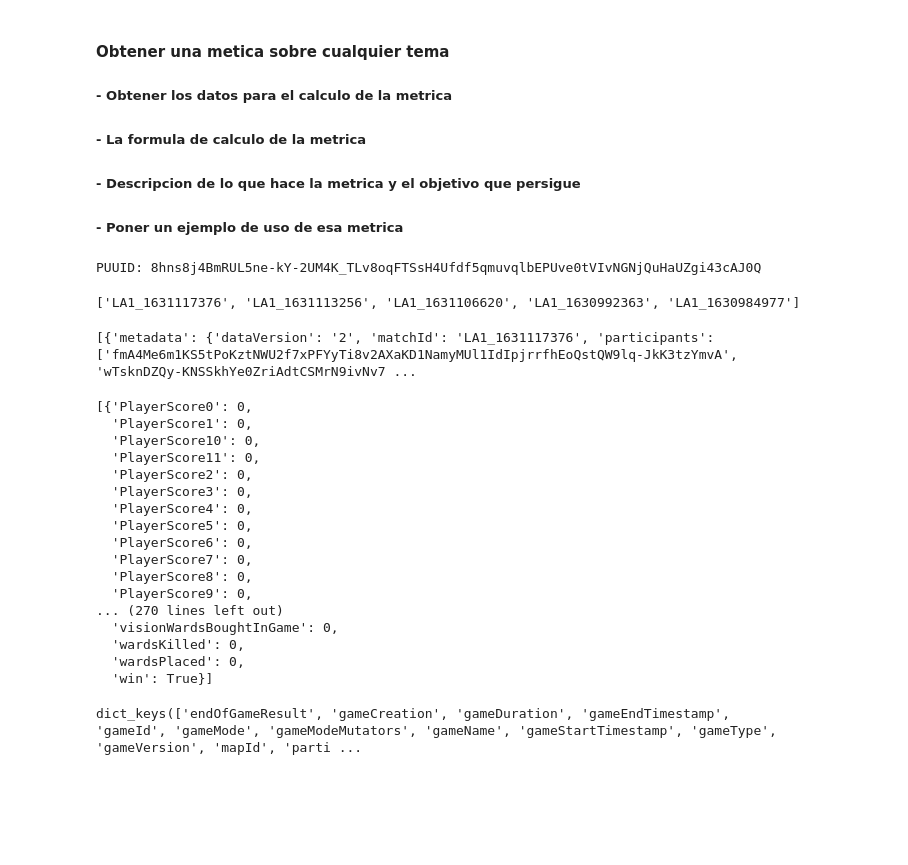
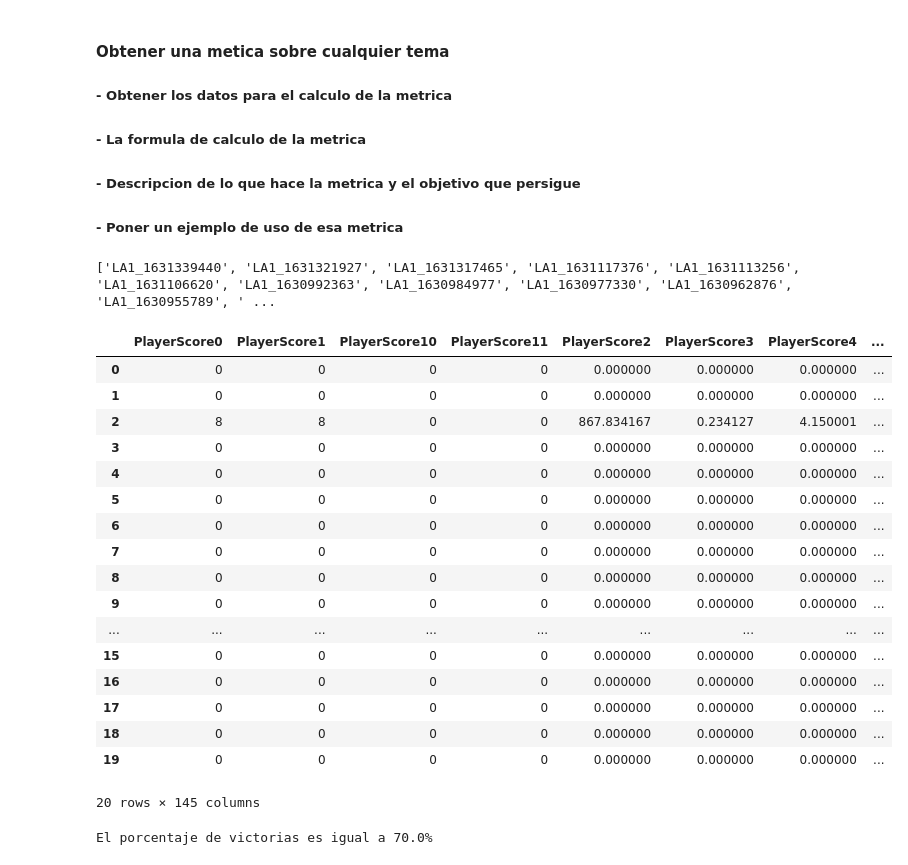
Before and after one commit to Neoded/Tokio-School---Analisis-API-LoL, a Jupyter notebook: practica1-u1.ipynb, the cells around one changed output. Saved outputs shown, nothing was run; the diff lists cells and outputs as text; code cells hidden in the pictures; blank space fills up the shorter version.

Commit message:
se finaliza el analisis del promedio de ultimas 20 partidas para la practica 1

```diff
--- a/practica1-u1.ipynb
+++ b/practica1-u1.ipynb
@@ -23,6 +25,7 @@ def obtener_puuid(invocador_id, region, api_key):
     url = f"https://{region}.api.riotgames.com//riot/account/v1/accounts/by-riot-id/{invocador_id}/LAN"
     headers= {"X-Riot-Token": api_key}
     response = requests.get(url, headers= headers)
+    time.sleep(0.05)#Evitar exceder el numero de peticiones por segundo
 
     if response.status_code == 200:
         return response.json()['puuid']
@@ -30,31 +33,30 @@ def obtener_puuid(invocador_id, region, api_key):
         raise Exception(f"Error al obtener PUUID: {response.status_code} - {response.text}")
 
 puuid = obtener_puuid(INVOCADOR, REGION, API_KEY)
-print("PUUID:", puuid)
-# %% [output]
-PUUID: 8hns8j4BmRUL5ne-kY-2UM4K_TLv8oqFTSsH4Ufdf5qmuvqlbEPUve0tVIvNGNjQuHaUZgi43cAJ0Q
 # %%
 #Obtener una cantidad de partidas recientes
 def obtener_partidas_recientes(puuid, region, api_key, cantidad):
     url= f"https://{region}.api.riotgames.com/lol/match/v5/matches/by-puuid/{puuid}/ids?count={cantidad}"
     headers = {"X-Riot-Token": api_key}
     respuesta= requests.get(url, headers= headers)
+    time.sleep(0.05)#Evitar exceder el numero de peticiones por segundo
 
     if respuesta.status_code == 200:
         return respuesta.json()
     else:
         raise Exception(f"Error al obtener Match IDs: {respuesta.status_code} - {respuesta.text}")
 
-partidas_recientes= obtener_partidas_recientes(puuid, REGION, API_KEY, 5)
+partidas_recientes= obtener_partidas_recientes(puuid, REGION, API_KEY, 20)
 print(partidas_recientes)
 # %% [output]
-['LA1_1631117376', 'LA1_1631113256', 'LA1_1631106620', 'LA1_1630992363', 'LA1_1630984977']
+['LA1_1631339440', 'LA1_1631321927', 'LA1_1631317465', 'LA1_1631117376', 'LA1_1631113256', 'LA1_1631106620', 'LA1_1630992363', 'LA1_1630984977', 'LA1_1630977330', 'LA1_1630962876', 'LA1_1630955789', ' ...
 # %%
 #Funcion para obtener los detalles de una partida
 def obtener_detalles_partida(partida_id, region, api_key):
     url = f"https://{region}.api.riotgames.com/lol/match/v5/matches/{partida_id}"
     headers = {"X-Riot-Token": api_key}
     response = requests.get(url, headers=headers)
+    time.sleep(0.05)#Evitar exceder el numero de peticiones por segundo
 
     if response.status_code == 200:
         return response.json()
@@ -63,43 +65,50 @@ def obtener_detalles_partida(partida_id, region, api_key):
 
 #Obtener los detalles de las partidas
 detalles_partidas= [obtener_detalles_partida(partida_id, REGION, API_KEY) for partida_id in partidas_recientes]
-print(detalles_partidas)
-# %% [output]
-[{'metadata': {'dataVersion': '2', 'matchId': 'LA1_1631117376', 'participants': ['fmA4Me6m1KS5tPoKztNWU2f7xPFYyTi8v2AXaKD1NamyMUl1IdIpjrrfhEoQstQW9lq-JkK3tzYmvA', 'wTsknDZQy-KNSSkhYe0ZriAdtCSMrN9ivNv7 ...
 # %%
 #Funcion para obtener los detalles de la partida del jugador seleccionado
-def datos_jugador_partida(participantes, puuid_jugador):
+def datos_jugador_partida(partidas, puuid_jugador):
     detalles= []
-    for participante in participantes:
-        if participante.get("puuid") == puuid_jugador:
-            detalles.append(participante)
+    for partida in partidas:
+        #Obtener los participantes
+        participantes= partida.get("info").get("participants")
+        #Iterar a traves de los participantes para encontrar el identificador del jugador seleccionado
+        for participante in participantes:
+            if participante.get("puuid") == puuid_jugador:
+                detalles.append(participante)
 
+    #Devolver los detalles de partida
     return detalles
 
 #Obtener los detalles de partidas del jugador
-detalles_jugador= datos_jugador_partida(detalles_partidas[0].get("info").get("participants"), puuid)
+detalles_jugador= datos_jugador_partida(detalles_partidas, puuid)
 # %%
-detalles_jugador
+#Crear un dataframe con los datos
+df= DataFrame(detalles_jugador)
-# %% [output]
-[{'PlayerScore0': 0,
-  'PlayerScore1': 0,
-  'PlayerScore10': 0,
-  'PlayerScore11': 0,
-  'PlayerScore2': 0,
-  'PlayerScore3': 0,
-  'PlayerScore4': 0,
-  'PlayerScore5': 0,
-  'PlayerScore6': 0,
-  'PlayerScore7': 0,
-  'PlayerScore8': 0,
-  'PlayerScore9': 0,
-... (270 lines left out)
-  'visionWardsBoughtInGame': 0,
-  'wardsKilled': 0,
-  'wardsPlaced': 0,
-  'win': True}]
+# %%
+df
+# %% [output]
+|  | PlayerScore0 | PlayerScore1 | PlayerScore10 | PlayerScore11 | PlayerScore2 | PlayerScore3 | PlayerScore4 | ... |
+| 0 | 0 | 0 | 0 | 0 | 0.000000 | 0.000000 | 0.000000 | ... |
+| 1 | 0 | 0 | 0 | 0 | 0.000000 | 0.000000 | 0.000000 | ... |
+| 2 | 8 | 8 | 0 | 0 | 867.834167 | 0.234127 | 4.150001 | ... |
+| 3 | 0 | 0 | 0 | 0 | 0.000000 | 0.000000 | 0.000000 | ... |
+| 4 | 0 | 0 | 0 | 0 | 0.000000 | 0.000000 | 0.000000 | ... |
+| 5 | 0 | 0 | 0 | 0 | 0.000000 | 0.000000 | 0.000000 | ... |
+| 6 | 0 | 0 | 0 | 0 | 0.000000 | 0.000000 | 0.000000 | ... |
+| 7 | 0 | 0 | 0 | 0 | 0.000000 | 0.000000 | 0.000000 | ... |
+| 8 | 0 | 0 | 0 | 0 | 0.000000 | 0.000000 | 0.000000 | ... |
+| 9 | 0 | 0 | 0 | 0 | 0.000000 | 0.000000 | 0.000000 | ... |
+| ... | ... | ... | ... | ... | ... | ... | ... | ... |
+| 15 | 0 | 0 | 0 | 0 | 0.000000 | 0.000000 | 0.000000 | ... |
+| 16 | 0 | 0 | 0 | 0 | 0.000000 | 0.000000 | 0.000000 | ... |
+| 17 | 0 | 0 | 0 | 0 | 0.000000 | 0.000000 | 0.000000 | ... |
+| 18 | 0 | 0 | 0 | 0 | 0.000000 | 0.000000 | 0.000000 | ... |
+| 19 | 0 | 0 | 0 | 0 | 0.000000 | 0.000000 | 0.000000 | ... |
+20 rows × 145 columns
 # %%
-detalles_partidas[0].get("info").keys()
-#Mis partidas
+#Obtener el porcentaje de victorias en los ultimos 5 juegos
+porcentaje= df.win.mean()
+print("El porcentaje de victorias es igual a {}%".format(porcentaje*100))
 # %% [output]
-dict_keys(['endOfGameResult', 'gameCreation', 'gameDuration', 'gameEndTimestamp', 'gameId', 'gameMode', 'gameModeMutators', 'gameName', 'gameStartTimestamp', 'gameType', 'gameVersion', 'mapId', 'parti ...
+El porcentaje de victorias es igual a 70.0%
```
Also changed, not shown: parts of 3 cells of this notebook.
